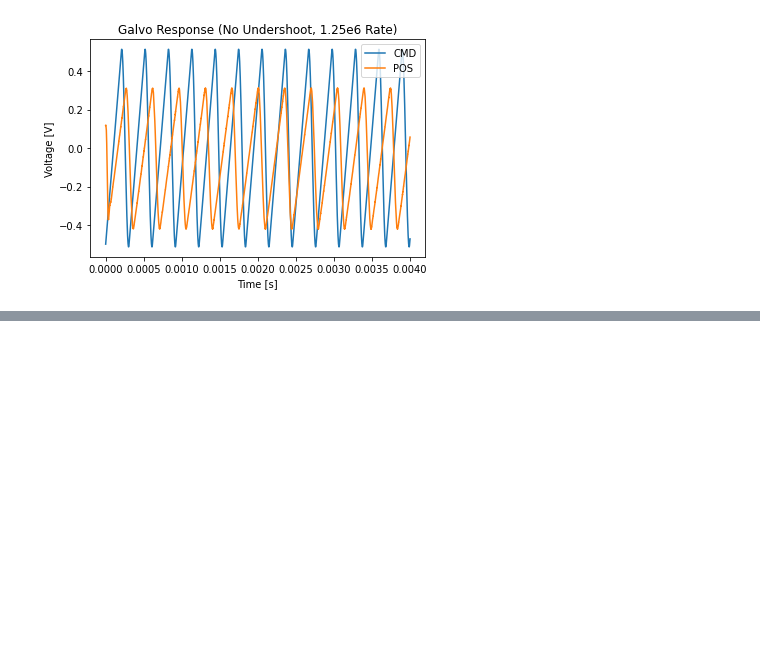
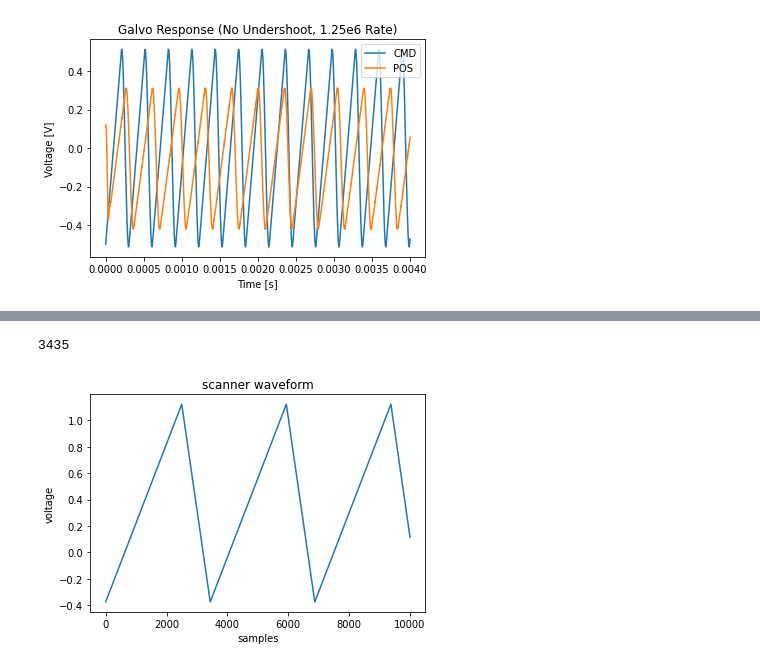
Before and after one commit to jas-priatna/scanner-calibration, a Jupyter notebook: scanner_calibration_v2.ipynb, the cells around one changed output, grey strips where cells are left out. Saved outputs shown, nothing was run; the diff lists cells and outputs as text; code cells hidden in the pictures; blank space fills up the shorter version.

```diff
--- a/scanner_calibration_v2.ipynb
+++ b/scanner_calibration_v2.ipynb
@@ -684,0 +778,8 @@ def new_line_regression(x_data, y_data, start, end, new_start=None, new_end=None
+# %%
+galvo_waveform_1_25e6, num_samples_1_25e6 = scan_waveform(0, 0.5, .002, sample_rate=1.25e6)
+waveform_1_25e6 = x_waveform(galvo_waveform_1_25e6, num_samples_1_25e6, 256)
+plot_galvo("scanner waveform", "samples", "voltage", waveform_1_25e6[:10000])
+print(len(num_samples_1_25e6))
+# %% [output]
+3435
+[figure, added]
```
Also changed, not shown: parts of 25 cells of this notebook.
